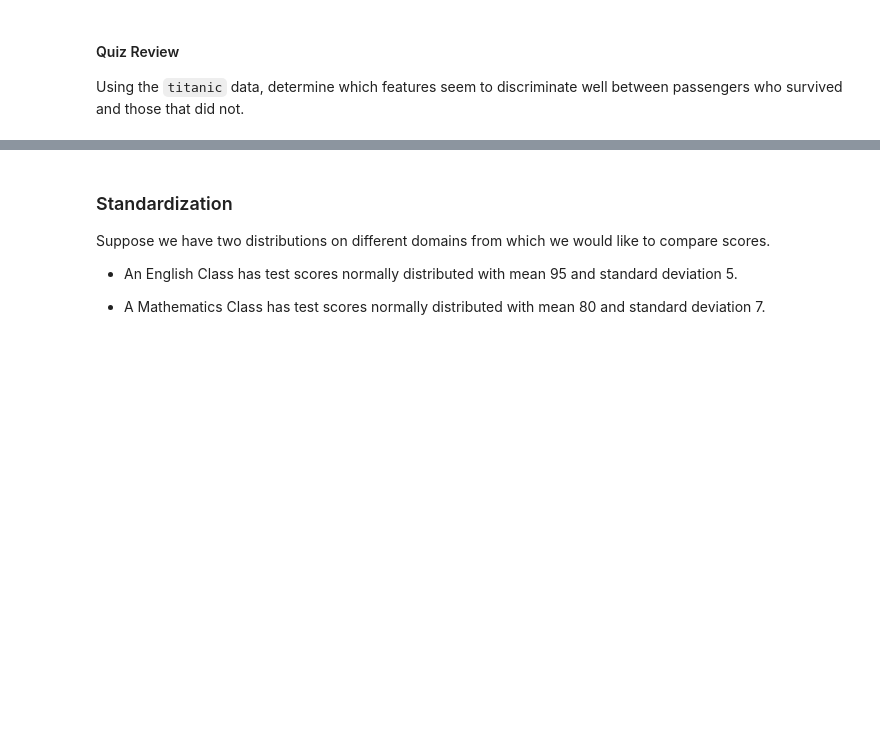
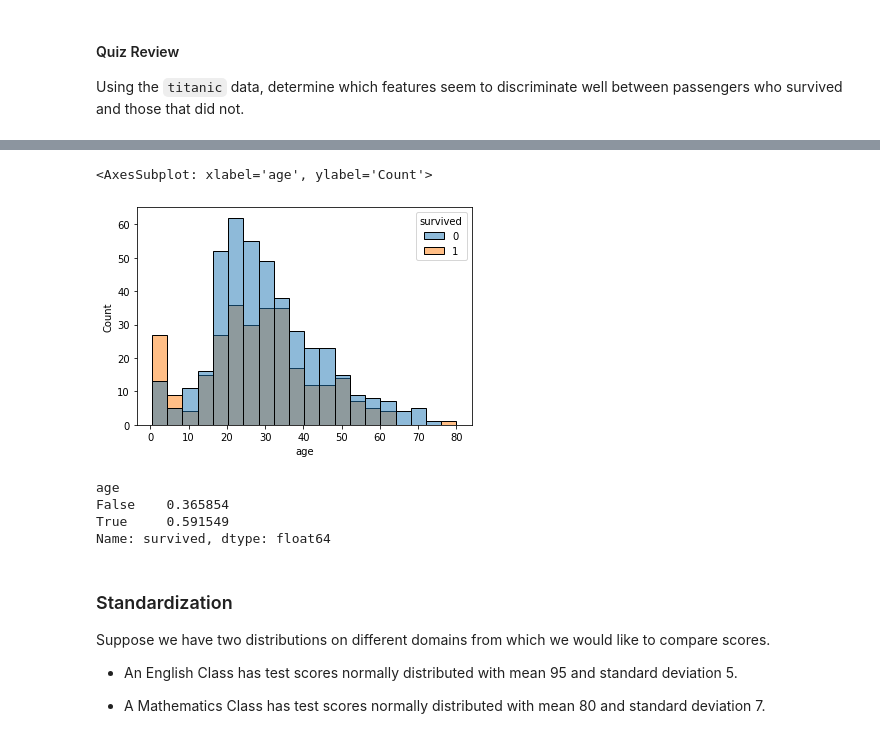
Before and after one commit to jfkoehler/nyu_bootcamp_fa24, a Jupyter notebook: _build/jupyter_execute/hyp_testing.ipynb, the cells around one changed output, grey strips where cells are left out. Saved outputs shown, nothing was run; the diff lists cells and outputs as text; code cells hidden in the pictures; blank space fills up the shorter version.

```diff
--- a/_build/jupyter_execute/hyp_testing.ipynb
+++ b/_build/jupyter_execute/hyp_testing.ipynb
@@ -26,3 +47,15 @@ titanic = sns.load_dataset('titanic')
+# %%
+sns.histplot(titanic, x = 'age', hue = 'survived')
+# %% [output]
+<AxesSubplot: xlabel='age', ylabel='Count'>
+[figure, added]
+# %%
+titanic.groupby(titanic['age'] < 14)['survived'].mean()
+# %% [output]
+age
+False    0.365854
+True     0.591549
+Name: survived, dtype: float64
 # %% [markdown]
 ### Standardization
 
```
Also changed, not shown: parts of 27 cells of this notebook, 30 other files.
